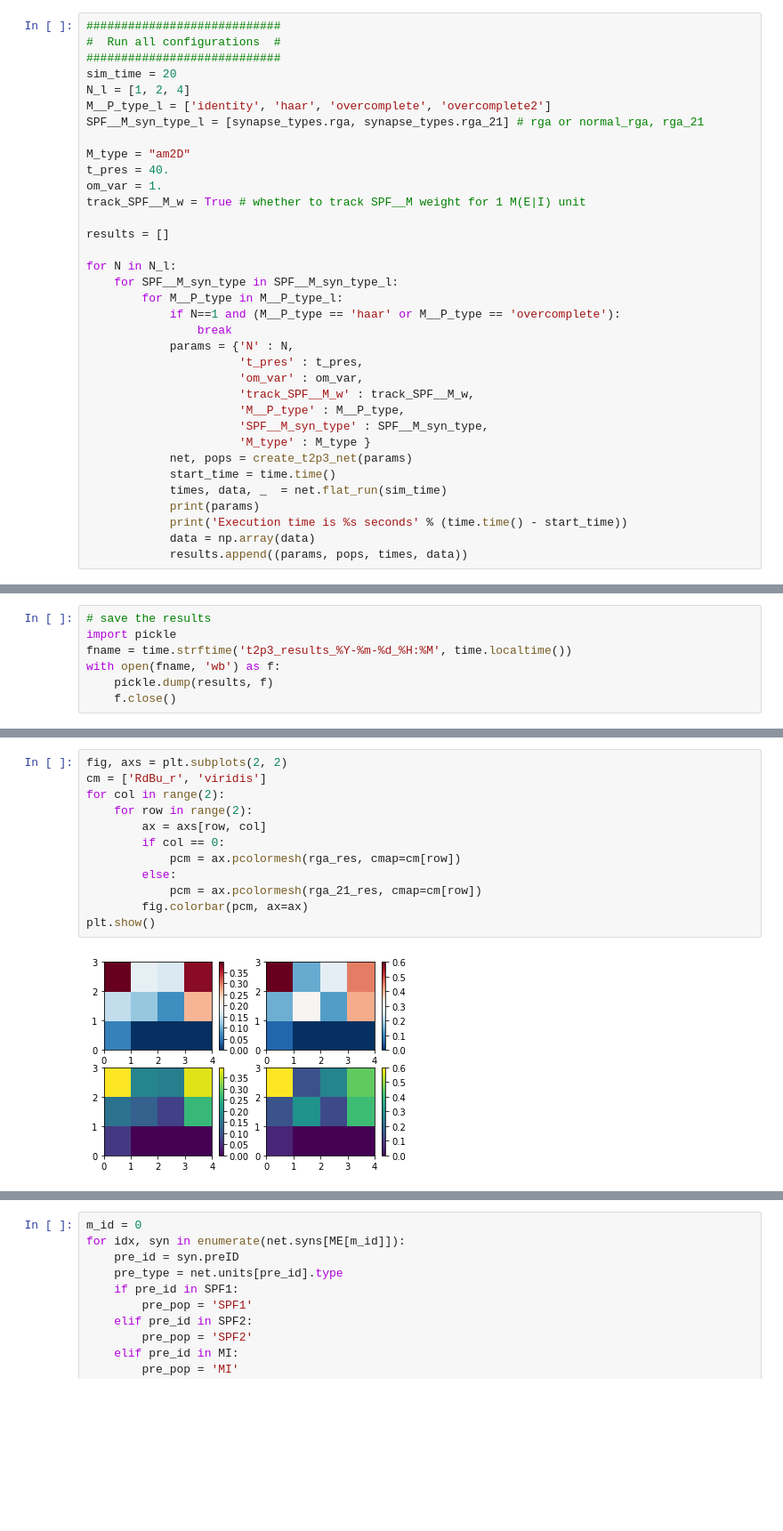
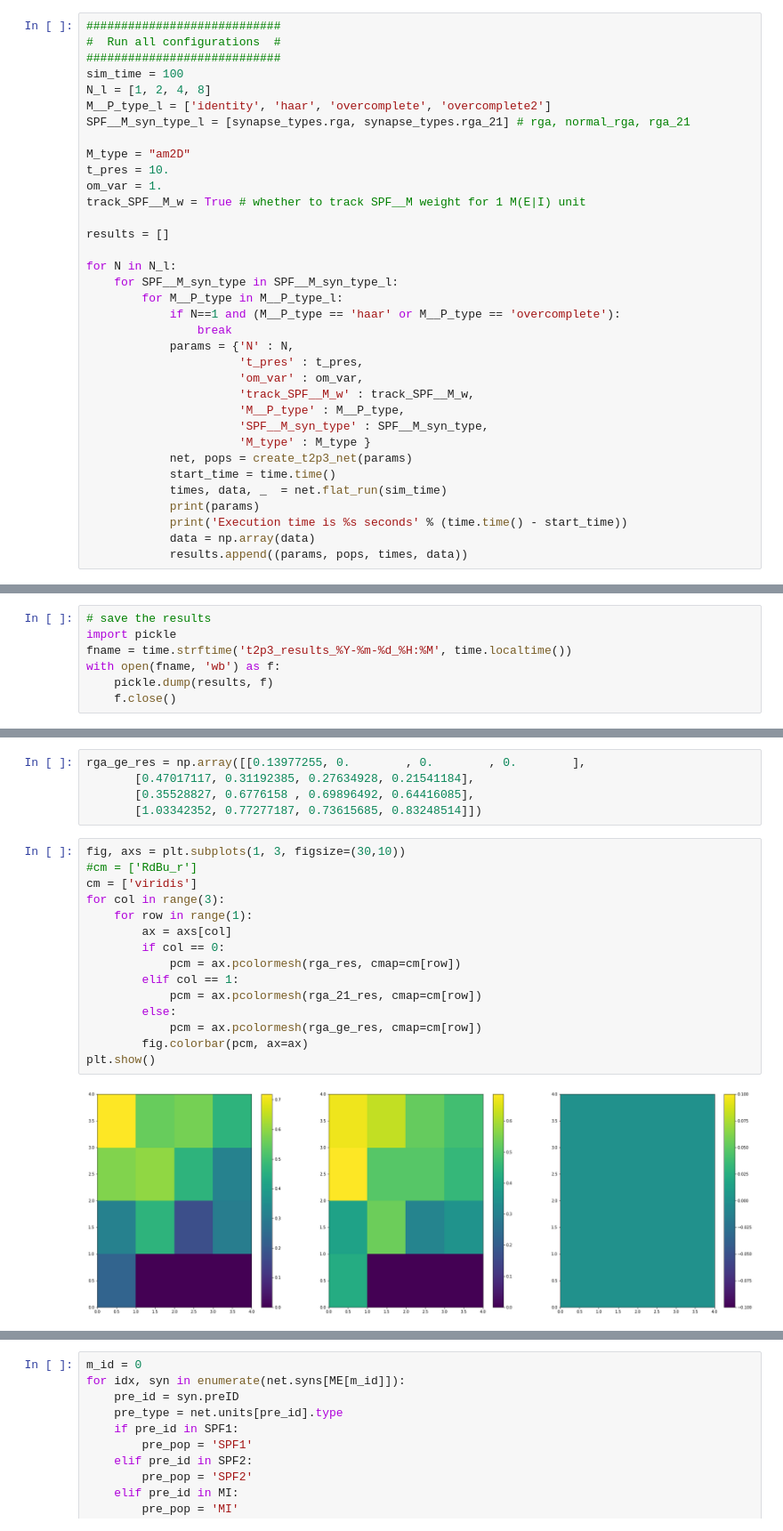
Before and after one commit to CNS-OIST/draculab, a Jupyter notebook: notebook/spinal/t2p3_runner.ipynb, the cells around one changed output, grey strips where cells are left out. Shown at 89% size. Drawn from its saved outputs; the diff is of its cells as text; blank space fills up the shorter version.

Commit message:
Plotting in t2p3_runner, t2p4_runner.

```diff
--- a/notebook/spinal/t2p3_runner.ipynb
+++ b/notebook/spinal/t2p3_runner.ipynb
@@ -313,13 +304,13 @@ def create_t2p3_net(params):
 ############################
 #  Run all configurations  #
 ############################
-sim_time = 20
-N_l = [1, 2, 4]
+sim_time = 100
+N_l = [1, 2, 4, 8]
 M__P_type_l = ['identity', 'haar', 'overcomplete', 'overcomplete2']
-SPF__M_syn_type_l = [synapse_types.rga, synapse_types.rga_21] # rga or normal_rga, rga_21
+SPF__M_syn_type_l = [synapse_types.rga, synapse_types.rga_21] # rga, normal_rga, rga_21
 
 M_type = "am2D"
-t_pres = 40.
+t_pres = 10.
 om_var = 1.
 track_SPF__M_w = True # whether to track SPF__M weight for 1 M(E|I) unit
 
@@ -418,14 +450,22 @@ array([[0.06368579, 0.        , 0.        , 0.        ],
+# %%
+rga_ge_res = np.array([[0.13977255, 0.        , 0.        , 0.        ],
+       [0.47017117, 0.31192385, 0.27634928, 0.21541184],
+       [0.35528827, 0.6776158 , 0.69896492, 0.64416085],
+       [1.03342352, 0.77277187, 0.73615685, 0.83248514]])
 # %%
-fig, axs = plt.subplots(2, 2)
-cm = ['RdBu_r', 'viridis']
-for col in range(2):
-    for row in range(2):
-        ax = axs[row, col]
+fig, axs = plt.subplots(1, 3, figsize=(30,10))
+#cm = ['RdBu_r']
+cm = ['viridis']
+for col in range(3):
+    for row in range(1):
+        ax = axs[col]
         if col == 0:
             pcm = ax.pcolormesh(rga_res, cmap=cm[row])
+        elif col == 1:
+            pcm = ax.pcolormesh(rga_21_res, cmap=cm[row])
         else:
-            pcm = ax.pcolormesh(rga_21_res, cmap=cm[row])
+            pcm = ax.pcolormesh(rga_ge_res, cmap=cm[row])
         fig.colorbar(pcm, ax=ax)
 plt.show()
 # %% [output]
-[figure, old version]
+[figure, new version]
```
Also changed, not shown: parts of 22 cells of this notebook, 5 other files.
